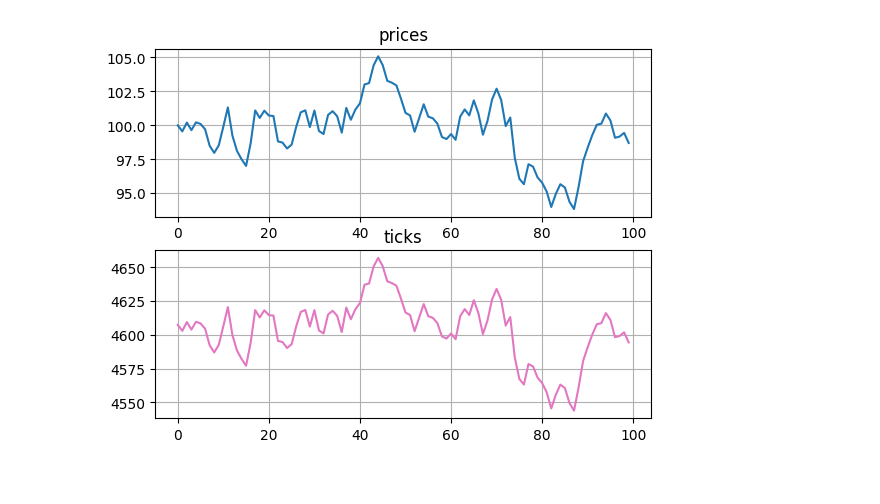
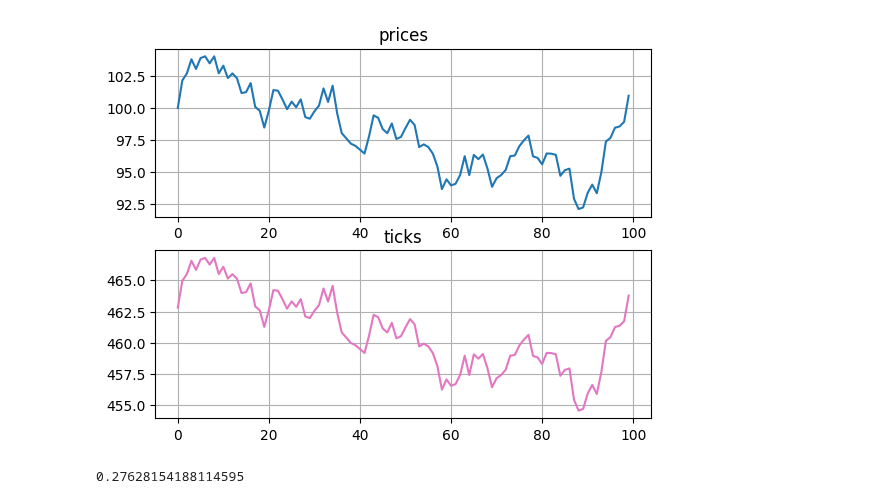
Before and after one commit to t4sk/notes, a Jupyter notebook: python/amm/order_book.ipynb, the cells around one changed output. Cells and saved outputs as stored; diff of their text form; code cells hidden in the pictures.

```diff
--- a/python/amm/order_book.ipynb
+++ b/python/amm/order_book.ipynb
@@ -122,9 +122,9 @@ class TickBitmap:
             bits = ticks[hi] & mask
             if bits > 0:
                 # TODO: is this correct?
-                return int24((hi << 8) + msb(bits)) * tick_spacing, True
+                return int(int24((hi << 8) + msb(bits)) * tick_spacing), True
             else:
-                return int24((hi << 8) - 1) * tick_spacing, False
+                return int(int24((hi << 8) - 1) * tick_spacing), False
 
 class Bucket:
     def __init__(self):
@@ -151,9 +151,7 @@ class Bucket:
 P1 = 1.01
 
 class OrderBook:
-    def __init__(self):
-        tick = 0
-        tick_spacing = 10
+    def __init__(self, tick, tick_spacing):
         assert tick % tick_spacing == 0
         self.tick = tick
         self.tick_spacing = tick_spacing
@@ -180,7 +178,6 @@ class OrderBook:
         # - tick <- 1  | 0 -> + tick
 
         gas = 0
-        oz = not zero_for_one
         p = self.p
         t = self.tick
         rem = delta
@@ -190,11 +187,11 @@ class OrderBook:
             assert gas < 100, "out of gas"
             gas += 1
 
-            i = self.get_bucket_id(t, oz)
+            i = self.get_bucket_id(t, not zero_for_one)
             s = self.slots[i]
             bucket = self.buckets.get(i, {}).get(s, None)
 
-            print("swap", "tick", t, "p", p, "rem", rem, "slot", s, bucket)
+            # print("swap", "tick", t, "p", p, "rem", rem, "slot", s, bucket)
 
             if bucket != None and bucket.total > 0:
                 d_in = 0
@@ -382,40 +441,45 @@ import numpy as np
 import math
 import matplotlib.pyplot as plt
 
-N = 100
+T = 100
 # Initial price
-B = 1.001
+P1 = 1.01
 p0 = 100
 MIN_PRICE = 0.00001
 # Volatility
 v = 1
-delta_prices = np.random.normal(0, v, N)
+delta_prices = np.random.normal(0, v, T)
 
 # Prices
 p = p0
 prices = []
 ticks = []
 for dp in delta_prices:
-    t = math.log(p, B)
+    t = math.log(p, P1)
     ticks.append(t)
     prices.append(p)
     p = max(p + dp, MIN_PRICE)
 
 # Create 2 subplots: 1 row, 2 columns
 # (rows, cols, index)
 plt.subplot(2, 1, 1)
 plt.title("prices")
 plt.plot(prices)
 plt.grid()
 
 plt.subplot(2, 1, 2)
 plt.title("ticks")
 plt.plot(ticks, color="tab:pink")
 plt.grid()
 
 plt.show()
 # %% [output]
-[figure, old version]
+[figure, new version]
+# %%
+import random
+random.random()
+# %% [output]
+0.27628154188114595
 # %%
 import math
 import random
```
Also changed, not shown: parts of 1 cell of this notebook.
